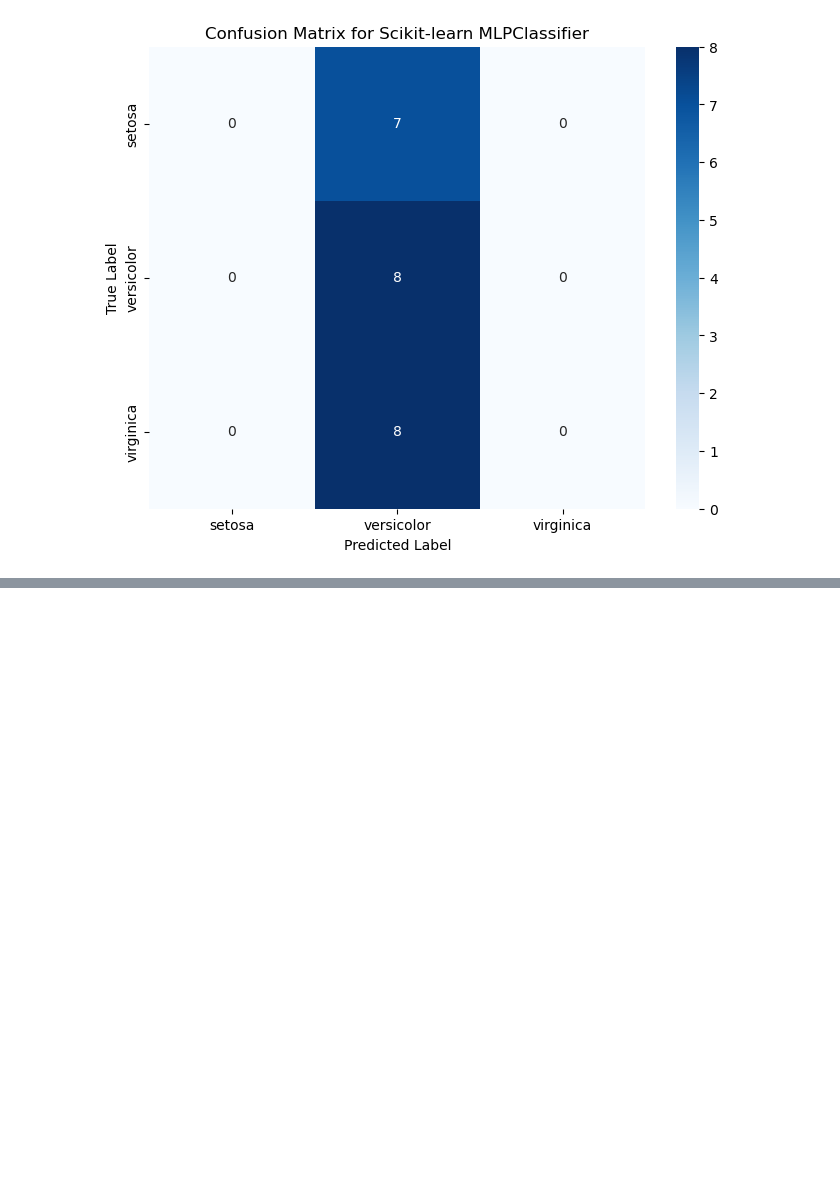
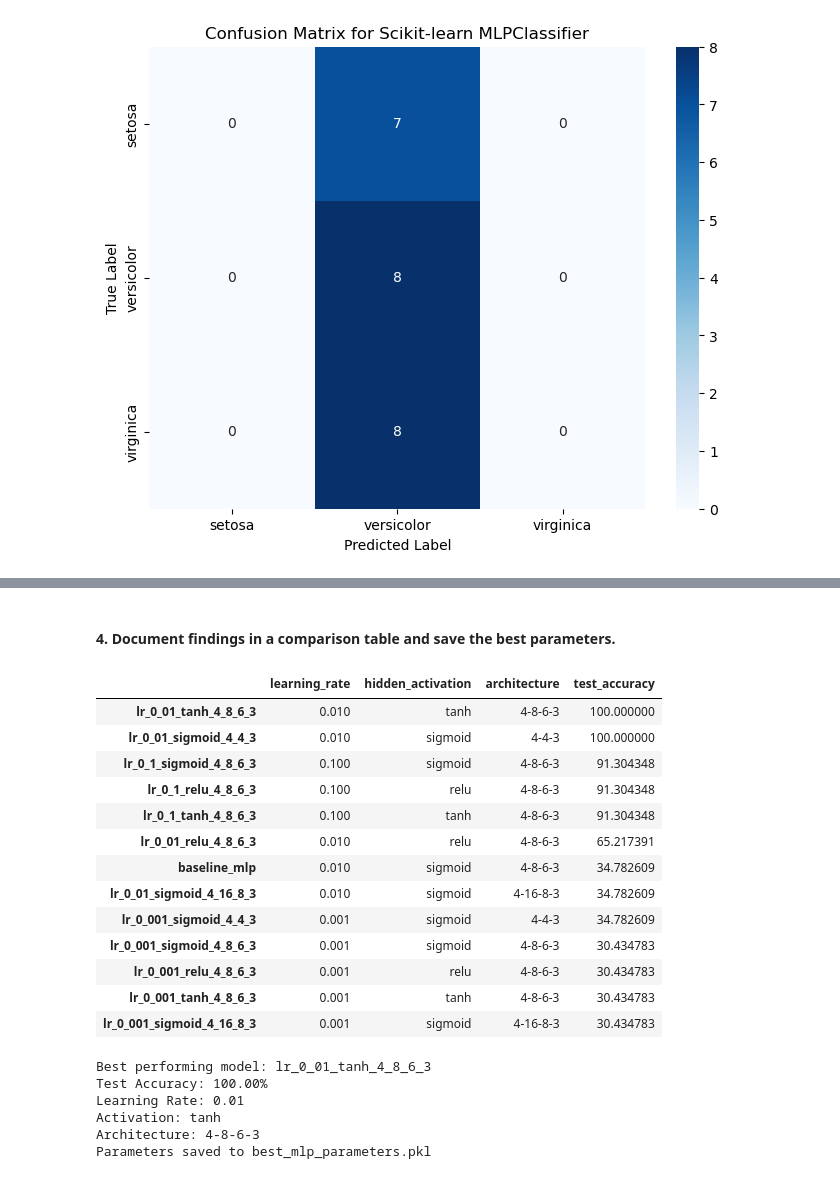
Before and after one commit to anusruta/DL_MLP_NumPy_implementation, a Jupyter notebook: v-2.ipynb, the cells around one changed output, grey strips where cells are left out. Drawn from its saved outputs; the diff is of its cells as text; code cells hidden in the pictures; blank space fills up the shorter version.

Commit message:
experimentation to find best parameters for greater accuracy
applied various combination of parameters for achieving higher acuracy

```diff
--- a/v-2.ipynb
+++ b/v-2.ipynb
@@ -733,0 +883,24 @@ weighted avg       0.12      0.35      0.18        23
+# %%
+#LR=0.1
+activation_functions = ['relu', 'tanh']
+
+for act_fn in activation_functions:
+    print(f"\nTraining with Learning Rate: 0.1, Activation: {act_fn}, Architecture: 4-8-6-3")
+    params, costs, train_acc, val_acc, epochs_ran = \
+        train_model(x_train_t, y_train_onehot_t, y_train_labels, x_val_t, y_val_onehot_t, y_val_labels,
+                    input_size, hidden_layer1_size, hidden_layer2_size, output_size,
+                    learning_rate=0.1, epochs=1000, batch_size=16, hidden_activation=act_fn,
+                    early_stopping_patience=20)
+
+    test_preds = predict(x_test_t, params, hidden_activation=act_fn)
+    test_accuracy = calculate_accuracy(test_preds, y_test_labels)
+    print(f"Test Accuracy (LR=0.1, {act_fn}, 4-8-6-3): {test_accuracy:.2f}%")
+
+    exp_name = f'lr_0_1_{act_fn}_4_8_6_3'
+    all_experiment_results[exp_name] = {
+        'learning_rate': 0.1,
+        'hidden_activation': act_fn,
+        'architecture': '4-8-6-3',
+        'test_accuracy': test_accuracy,
+        'parameters': params.copy()
+    }
@@ -733,0 +1024,44 @@ weighted avg       0.12      0.35      0.18        23
+# %% [markdown]
+#### 4. Document findings in a comparison table and save the best parameters.
+# %%
+import pandas as pd
+
+results_df = pd.DataFrame.from_dict(all_experiment_results, orient='index')
+# Removing the 'parameters' column for display purposes, but keep it in the original dict
+results_display_df = results_df.drop(columns=['parameters'])
+
+display(results_display_df.sort_values(by='test_accuracy', ascending=False))
+
+# Identifying the best model
+best_model_name = results_df['test_accuracy'].idxmax()
+best_model_results = all_experiment_results[best_model_name]
+
+print(f"\nBest performing model: {best_model_name}")
+print(f"Test Accuracy: {best_model_results['test_accuracy']:.2f}%")
+print(f"Learning Rate: {best_model_results['learning_rate']}")
+print(f"Activation: {best_model_results['hidden_activation']}")
+print(f"Architecture: {best_model_results['architecture']}")
+
+# Saving the parameters of the best model
+save_parameters(best_model_results['parameters'], 'best_mlp_parameters.pkl')
+# %% [output]
+|  | learning_rate | hidden_activation | architecture | test_accuracy |
+| lr_0_01_tanh_4_8_6_3 | 0.010 | tanh | 4-8-6-3 | 100.000000 |
+| lr_0_01_sigmoid_4_4_3 | 0.010 | sigmoid | 4-4-3 | 100.000000 |
+| lr_0_1_sigmoid_4_8_6_3 | 0.100 | sigmoid | 4-8-6-3 | 91.304348 |
+| lr_0_1_relu_4_8_6_3 | 0.100 | relu | 4-8-6-3 | 91.304348 |
+| lr_0_1_tanh_4_8_6_3 | 0.100 | tanh | 4-8-6-3 | 91.304348 |
+| lr_0_01_relu_4_8_6_3 | 0.010 | relu | 4-8-6-3 | 65.217391 |
+| baseline_mlp | 0.010 | sigmoid | 4-8-6-3 | 34.782609 |
+| lr_0_01_sigmoid_4_16_8_3 | 0.010 | sigmoid | 4-16-8-3 | 34.782609 |
+| lr_0_001_sigmoid_4_4_3 | 0.001 | sigmoid | 4-4-3 | 34.782609 |
+| lr_0_001_sigmoid_4_8_6_3 | 0.001 | sigmoid | 4-8-6-3 | 30.434783 |
+| lr_0_001_relu_4_8_6_3 | 0.001 | relu | 4-8-6-3 | 30.434783 |
+| lr_0_001_tanh_4_8_6_3 | 0.001 | tanh | 4-8-6-3 | 30.434783 |
+| lr_0_001_sigmoid_4_16_8_3 | 0.001 | sigmoid | 4-16-8-3 | 30.434783 |
+Best performing model: lr_0_01_tanh_4_8_6_3
+Test Accuracy: 100.00%
+Learning Rate: 0.01
+Activation: tanh
+Architecture: 4-8-6-3
+Parameters saved to best_mlp_parameters.pkl
```
Also changed, not shown: parts of 11 cells of this notebook, 1 other file.
